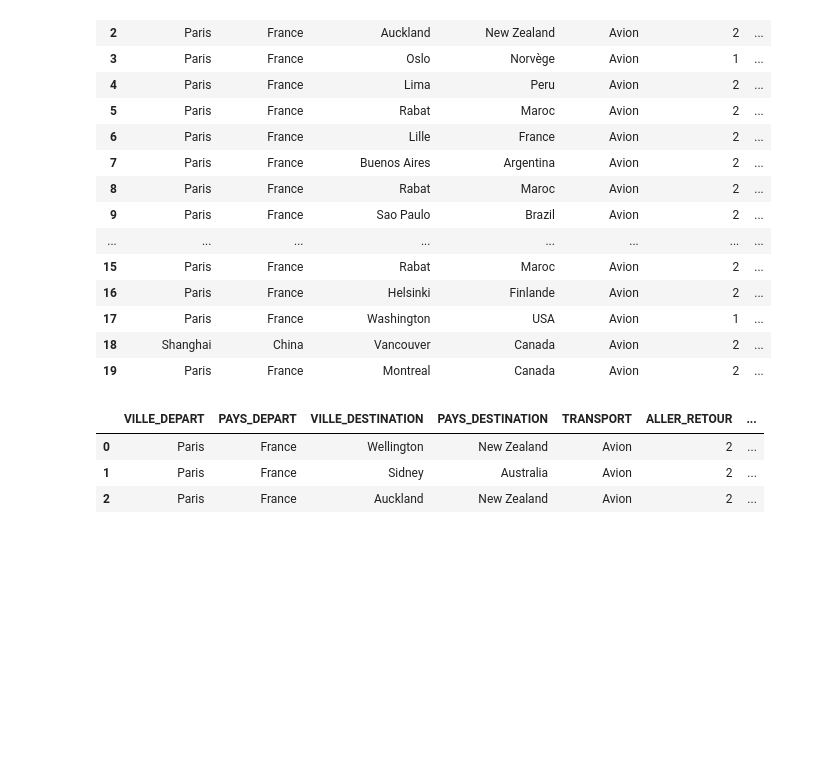
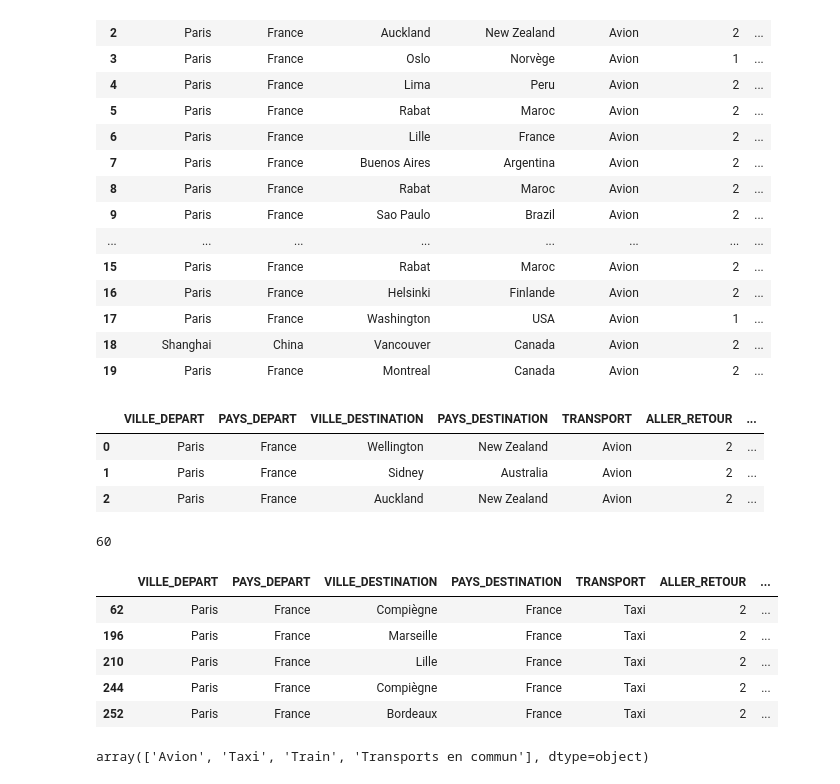
Before and after one commit to lvga1228/NF26_DATAWAREHOUSE, a Jupyter notebook: BDD_BGES/test.ipynb, the cells around one changed output. Drawn from its saved outputs; the diff is of its cells as text; code cells hidden in the pictures; blank space fills up the shorter version.

```diff
--- a/BDD_BGES/test.ipynb
+++ b/BDD_BGES/test.ipynb
@@ -707,10 +707,25 @@ psdf_lat_lon_paris.head(20)
 | 18 | Shanghai | China | Vancouver | Canada | Avion | 2 | ... |
 | 19 | Paris | France | Montreal | Canada | Avion | 2 | ... |
 # %%
-psdf_final_person_paris=psdf_lat_lon_paris
-psdf_final_person_paris.head(3)
+psdf_final_mission_paris=psdf_lat_lon_paris
+psdf_final_mission_paris.head(3)
 # %% [output]
 |  | VILLE_DEPART | PAYS_DEPART | VILLE_DESTINATION | PAYS_DESTINATION | TRANSPORT | ALLER_RETOUR | ... |
 | 0 | Paris | France | Wellington | New Zealand | Avion | 2 | ... |
 | 1 | Paris | France | Sidney | Australia | Avion | 2 | ... |
 | 2 | Paris | France | Auckland | New Zealand | Avion | 2 | ... |
+# %%
+print(psdf_final_mission_paris[psdf_final_mission_paris['TRANSPORT'] == 'Taxi'].shape[0])
+psdf_final_mission_paris[psdf_final_mission_paris['TRANSPORT'] == 'Taxi'].head()
+# %% [output]
+60
+|  | VILLE_DEPART | PAYS_DEPART | VILLE_DESTINATION | PAYS_DESTINATION | TRANSPORT | ALLER_RETOUR | ... |
+| 62 | Paris | France | Compiègne | France | Taxi | 2 | ... |
+| 196 | Paris | France | Marseille | France | Taxi | 2 | ... |
+| 210 | Paris | France | Lille | France | Taxi | 2 | ... |
+| 244 | Paris | France | Compiègne | France | Taxi | 2 | ... |
+| 252 | Paris | France | Bordeaux | France | Taxi | 2 | ... |
+# %%
+psdf_final_mission_paris['TRANSPORT'].unique()
+# %% [output]
+array(['Avion', 'Taxi', 'Train', 'Transports en commun'], dtype=object)
```
Also changed, not shown: parts of 1 cell of this notebook, 1 other file.
